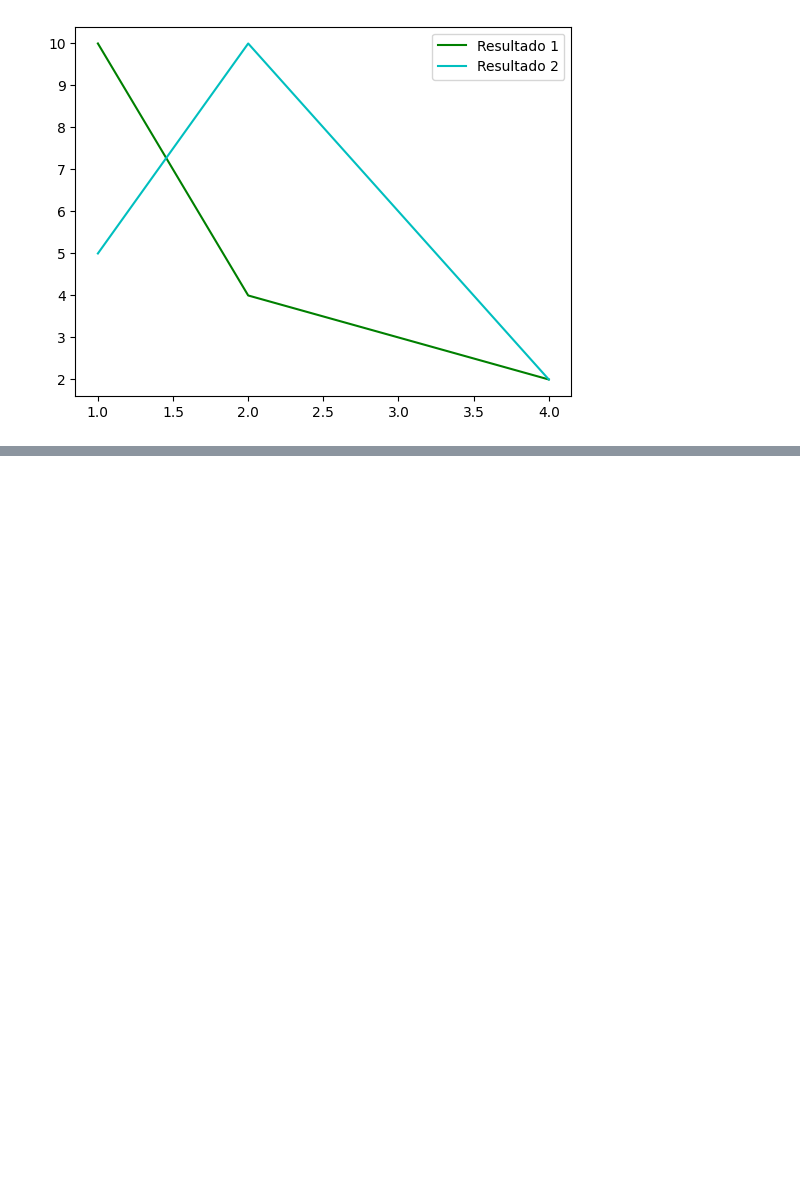
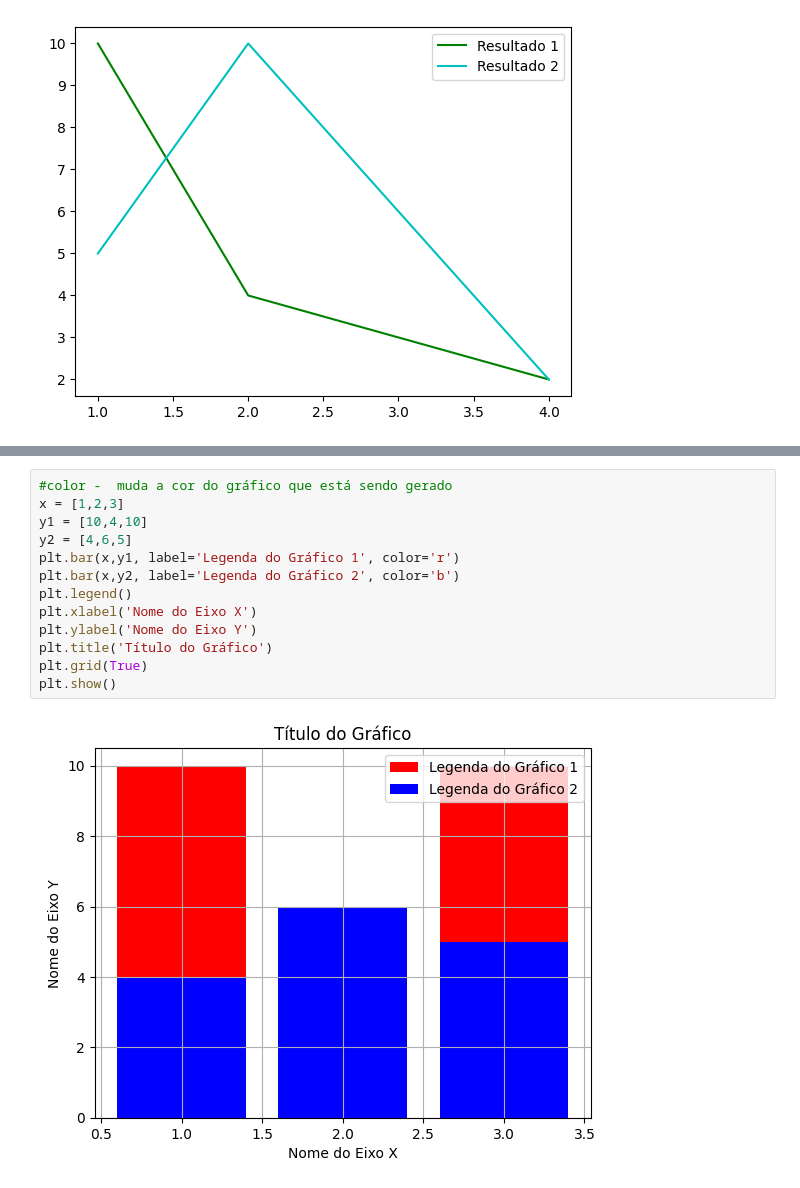
Before and after one commit to brunogomesifrn/respostas_ifrn, a Jupyter notebook: python/aulas/Untitled9.ipynb, the cells around one changed output, grey strips where cells are left out. Drawn from its saved outputs; the diff is of its cells as text; blank space fills up the shorter version.

```diff
--- a/python/aulas/Untitled9.ipynb
+++ b/python/aulas/Untitled9.ipynb
@@ -114,0 +136,15 @@ plt.show()
+# %%
+#color -  muda a cor do gráfico que está sendo gerado
+x = [1,2,3]
+y1 = [10,4,10]
+y2 = [4,6,5]
+plt.bar(x,y1, label='Legenda do Gráfico 1', color='r')
+plt.bar(x,y2, label='Legenda do Gráfico 2', color='b')
+plt.legend()
+plt.xlabel('Nome do Eixo X')
+plt.ylabel('Nome do Eixo Y')
+plt.title('Título do Gráfico')
+plt.grid(True)
+plt.show()
+# %% [output]
+[figure, added]
```
Also changed, not shown: parts of 9 cells of this notebook.
